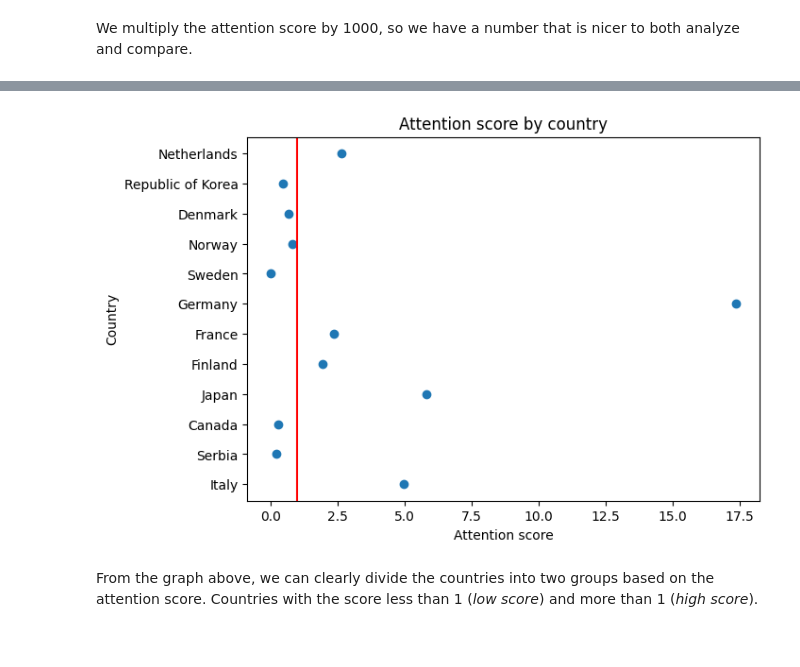
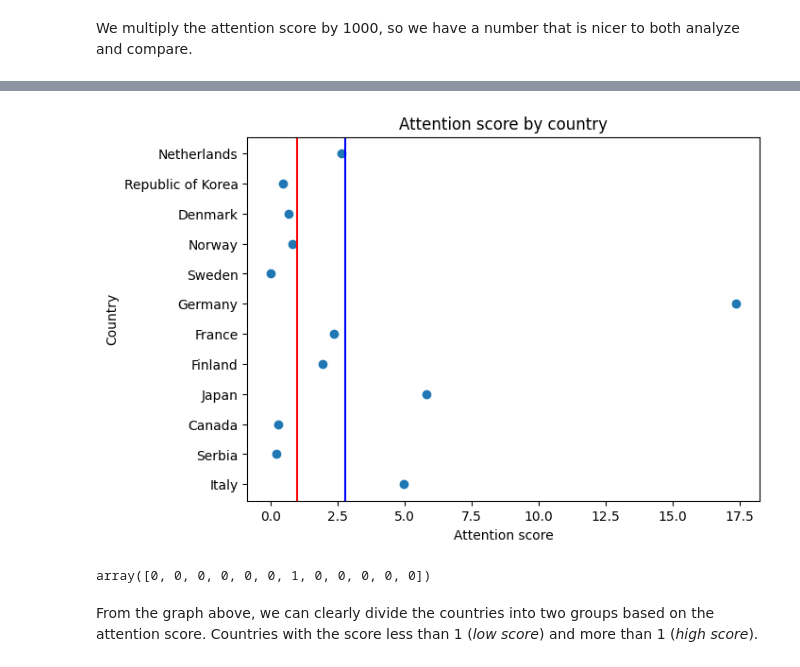
Before and after one commit to RiccardoBrioschi/The-pandemic-through-the-eyes-of-Internet, a Jupyter notebook: RQ3_Effects of attention on covid analysis.ipynb, the cells around one changed output, grey strips where cells are left out. Saved outputs shown, nothing was run; the diff lists cells and outputs as text; code cells hidden in the pictures.

```diff
--- a/RQ3_Effects of attention on covid analysis.ipynb
+++ b/RQ3_Effects of attention on covid analysis.ipynb
@@ -671,6 +669,6 @@ min       0.000176
 max       0.000848
 dtype: float64
 # %%
-attention["Norway"] = 2 * views_no * 0.206 / (views_no + 0.206)
+attention["Norway"] = 2 * views_no * 0.208 / (views_no + 0.208)
 print("Covid attention score for Norway:", attention["Norway"])
 # %% [output]
@@ -720,6 +718,6 @@ min       0.000118
 max       0.000675
 dtype: float64
 # %%
-attention["Denmark"] = 2 * views_da * 0.25 / (views_da + 0.25)
+attention["Denmark"] = 2 * views_da * 0.291 / (views_da + 0.291)
 print("Covid attention score for Denmark:", attention["Denmark"])
 # %% [output]
@@ -769,6 +767,6 @@ min       0.000018
 max       0.000898
 dtype: float64
 # %%
-attention["Republic of Korea"] = 2 * views_ko * 0.139 / (views_ko + 0.139)
+attention["Republic of Korea"] = 2 * views_ko * 0.086 / (views_ko + 0.086)
 print("Covid attention score for Korea:", attention["Republic of Korea"])
 # %% [output]
@@ -818,6 +816,6 @@ min       0.000434
 max       0.003002
 dtype: float64
 # %%
-attention["Netherlands"] = 2 * views_nl * 0.136 / (views_nl + 0.136)
+attention["Netherlands"] = 2 * views_nl * 0.144 / (views_nl + 0.144)
 print("Covid attention score for Netherlands:", attention["Netherlands"])
 # %% [output]
@@ -861,13 +859,21 @@ attention
 # %%
 figure = plt.figure(figsize=(7, 5))
 plt.scatter(list(attention.values()), list(attention.keys()))
 plt.axvline(x=1, color='r')
+plt.axvline(x=2.8, color='b')
 plt.xlabel("Attention score")
 plt.ylabel("Country")
 plt.title("Attention score by country")
 plt.show()
 # %% [output]
-[figure, old version]
+[figure, new version]
+# %%
+from sklearn.cluster import KMeans
+X = np.array(list(attention.values())).reshape(-1, 1)
+kmeans = KMeans(n_clusters=2).fit(X)
+kmeans.labels_
+# %% [output]
+array([0, 0, 0, 0, 0, 0, 1, 0, 0, 0, 0, 0])
 # %% [markdown]
 From the graph above, we can clearly divide the countries into two groups based on the attention score. Countries with the score less than 1 (*low score*) and more than 1 (*high score*).
 # %%
```
Also changed, not shown: parts of 19 cells of this notebook.
